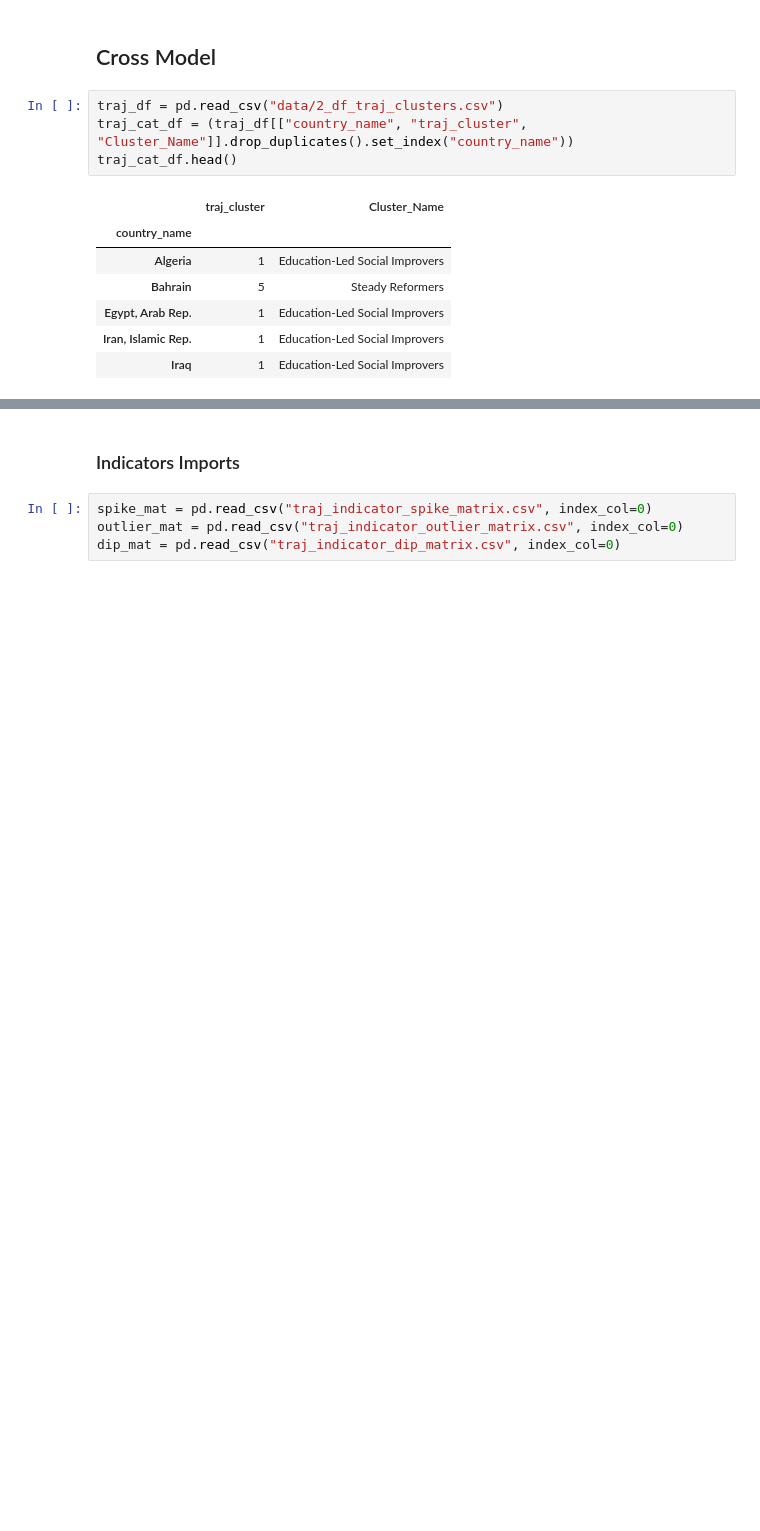
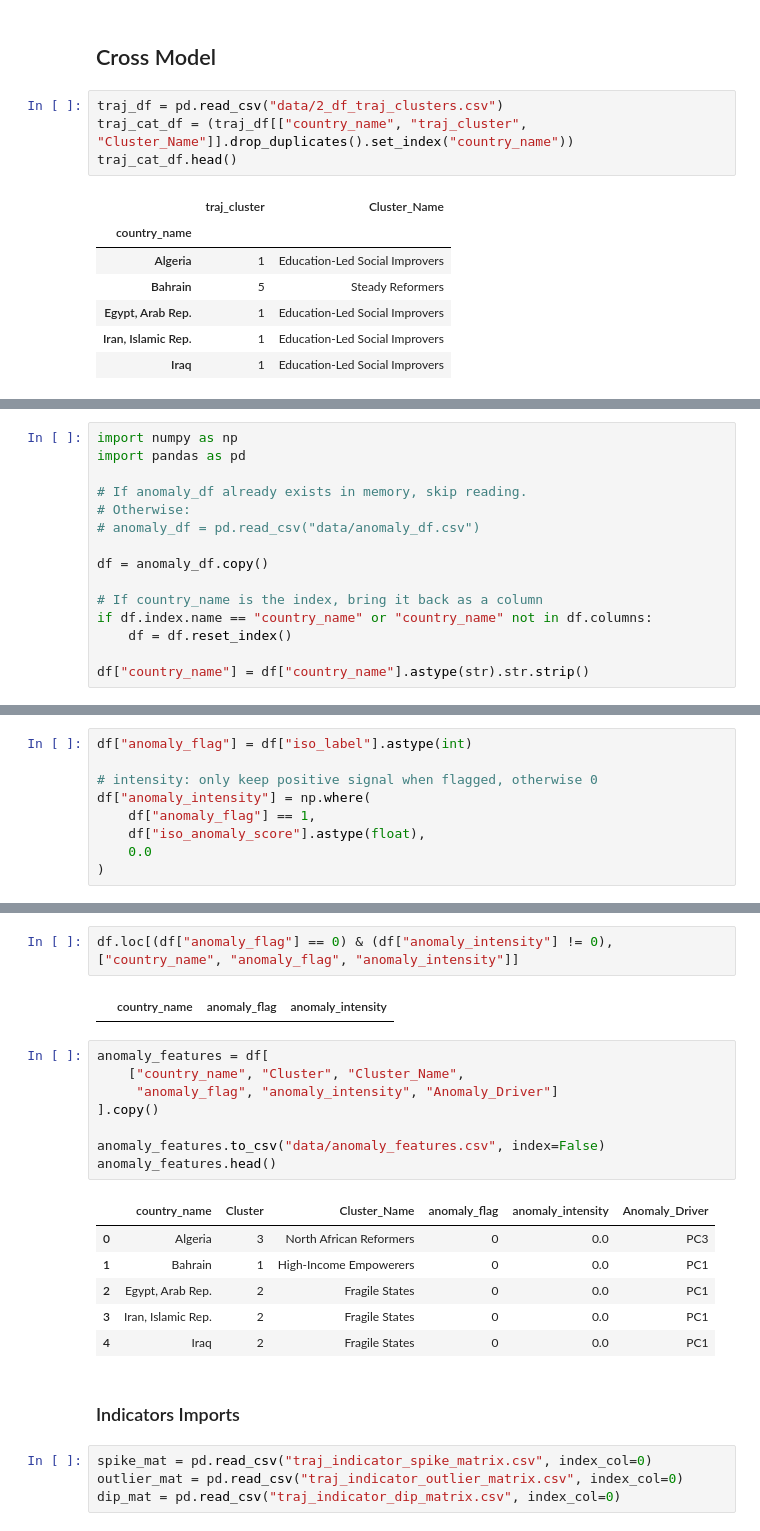
Before and after one commit to daniehben/worldbank-api-pipeline, a Jupyter notebook: notebooks/Anomaly.ipynb, the cells around one changed output, grey strips where cells are left out. Saved outputs shown, nothing was run; the diff lists cells and outputs as text; blank space fills up the shorter version.

Commit message:
Created event and anomaly flags in prep for classification modeling

```diff
--- a/notebooks/Anomaly.ipynb
+++ b/notebooks/Anomaly.ipynb
@@ -363,0 +397,15 @@ traj_cat_df.head()
+# %%
+import numpy as np
+import pandas as pd
+
+# If anomaly_df already exists in memory, skip reading.
+# Otherwise:
+# anomaly_df = pd.read_csv("data/anomaly_df.csv")
+
+df = anomaly_df.copy()
+
+# If country_name is the index, bring it back as a column
+if df.index.name == "country_name" or "country_name" not in df.columns:
+    df = df.reset_index()
+
+df["country_name"] = df["country_name"].astype(str).str.strip()
@@ -363,0 +446,9 @@ traj_cat_df.head()
+# %%
+df["anomaly_flag"] = df["iso_label"].astype(int)
+
+# intensity: only keep positive signal when flagged, otherwise 0
+df["anomaly_intensity"] = np.where(
+    df["anomaly_flag"] == 1,
+    df["iso_anomaly_score"].astype(float),
+    0.0
+)
@@ -364,3 +478,22 @@ traj_cat_df.head()
+# %%
+df.loc[(df["anomaly_flag"] == 0) & (df["anomaly_intensity"] != 0), ["country_name", "anomaly_flag", "anomaly_intensity"]]
+# %% [output]
+|  | country_name | anomaly_flag | anomaly_intensity |
+# %%
+anomaly_features = df[
+    ["country_name", "Cluster", "Cluster_Name",
+     "anomaly_flag", "anomaly_intensity", "Anomaly_Driver"]
+].copy()
+
+anomaly_features.to_csv("data/anomaly_features.csv", index=False)
+anomaly_features.head()
+# %% [output]
+|  | country_name | Cluster | Cluster_Name | anomaly_flag | anomaly_intensity | Anomaly_Driver |
+| 0 | Algeria | 3 | North African Reformers | 0 | 0.0 | PC3 |
+| 1 | Bahrain | 1 | High-Income Empowerers | 0 | 0.0 | PC1 |
+| 2 | Egypt, Arab Rep. | 2 | Fragile States | 0 | 0.0 | PC1 |
+| 3 | Iran, Islamic Rep. | 2 | Fragile States | 0 | 0.0 | PC1 |
+| 4 | Iraq | 2 | Fragile States | 0 | 0.0 | PC1 |
 # %% [markdown]
 ### Indicators Imports
 # %%
```
Also changed, not shown: parts of 10 cells of this notebook, 2 other files.
